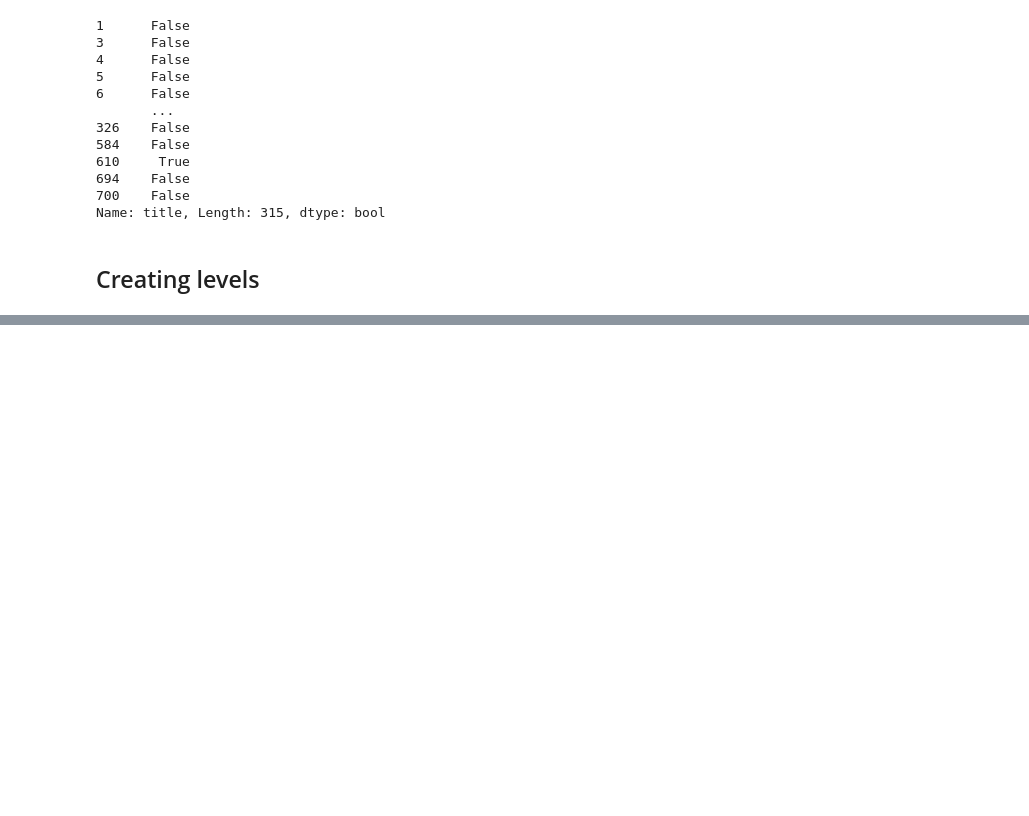
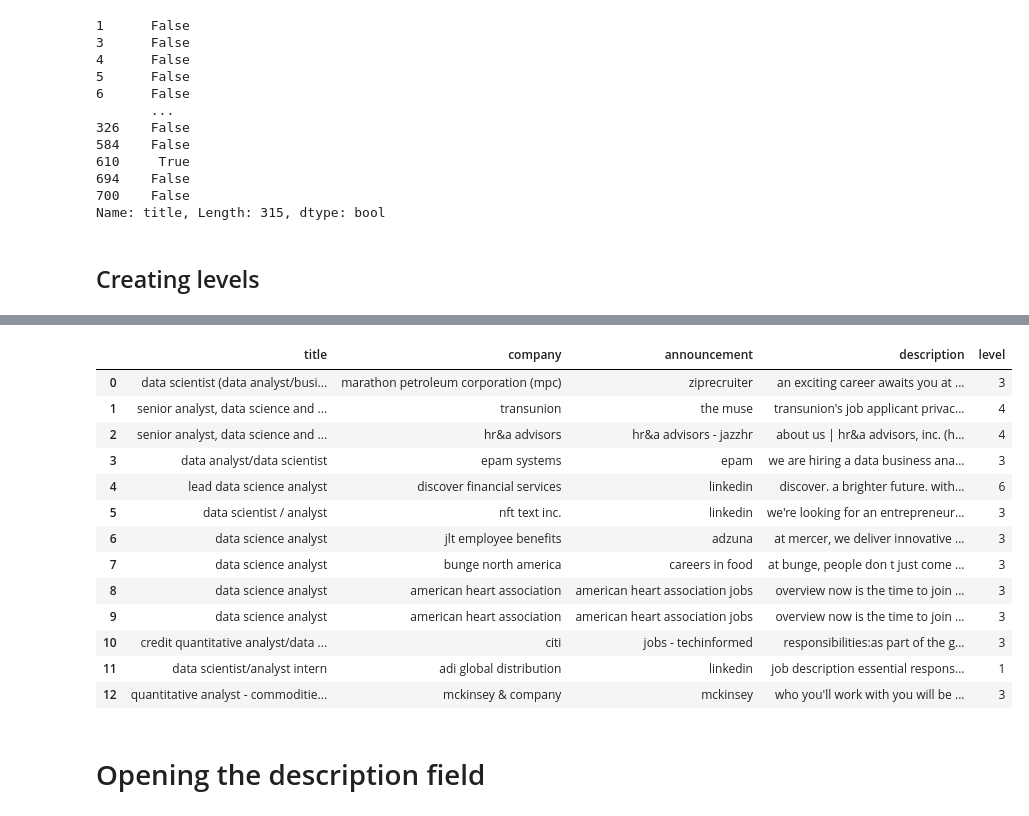
Before and after one commit to adeassisvieira/2023-ds-job-desc, a Jupyter notebook: 2023-ds-jobdesc.ipynb, the cells around one changed output, grey strips where cells are left out. Drawn from its saved outputs; the diff is of its cells as text; code cells hidden in the pictures; blank space fills up the shorter version.

```diff
--- a/2023-ds-jobdesc.ipynb
+++ b/2023-ds-jobdesc.ipynb
@@ -59,6 +60,9 @@ Data columns (total 4 columns):
  3   description   790 non-null    object
 dtypes: object(4)
 memory usage: 24.8+ KB
+# %%
+# Transforming all string in lower case
+df = df.apply(lambda x: x.str.lower())
 # %%
 # Get duplicated values
 df[df.duplicated()]
@@ -102,6 +106,3 @@ There are 515 unique job title, but the most are repeated, so we have to classif
 # Creating levels based on job title
 # %% [markdown]
 ## Filters for data analyst and data scientist
-# %%
-df['title'] = df['title'].str.lower()
-df['title']
@@ -190,0 +189,19 @@ job_level(job_analyst)
+# %%
+job_analyst_or_scientist
+# %% [output]
+|  | title | company | announcement | description | level |
+| 0 | data scientist (data analyst/busi... | marathon petroleum corporation (mpc) | ziprecruiter | an exciting career awaits you at ... | 3 |
+| 1 | senior analyst, data science and ... | transunion | the muse | transunion's job applicant privac... | 4 |
+| 2 | senior analyst, data science and ... | hr&a advisors | hr&a advisors - jazzhr | about us | hr&a advisors, inc. (h... | 4 |
+| 3 | data analyst/data scientist | epam systems | epam | we are hiring a data business ana... | 3 |
+| 4 | lead data science analyst | discover financial services | linkedin | discover. a brighter future. with... | 6 |
+| 5 | data scientist / analyst | nft text inc. | linkedin | we're looking for an entrepreneur... | 3 |
+| 6 | data science analyst | jlt employee benefits | adzuna | at mercer, we deliver innovative ... | 3 |
+| 7 | data science analyst | bunge north america | careers in food | at bunge, people don t just come ... | 3 |
+| 8 | data science analyst | american heart association | american heart association jobs | overview now is the time to join ... | 3 |
+| 9 | data science analyst | american heart association | american heart association jobs | overview now is the time to join ... | 3 |
+| 10 | credit quantitative analyst/data ... | citi | jobs - techinformed | responsibilities:as part of the g... | 3 |
+| 11 | data scientist/analyst intern | adi global distribution | linkedin | job description essential respons... | 1 |
+| 12 | quantitative analyst - commoditie... | mckinsey & company | mckinsey | who you'll work with you will be ... | 3 |
+# %% [markdown]
+# Opening the description field
```
Also changed, not shown: parts of 23 cells of this notebook.
